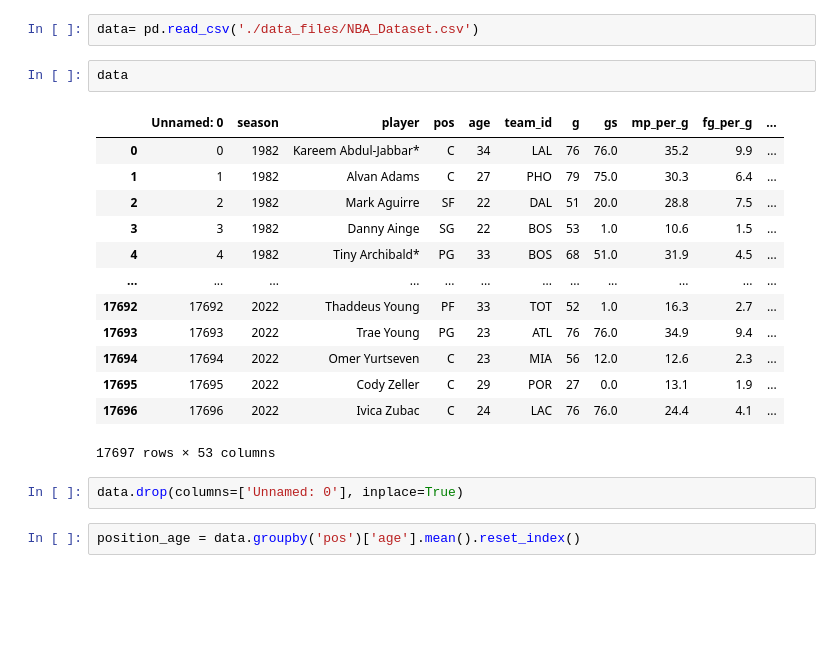
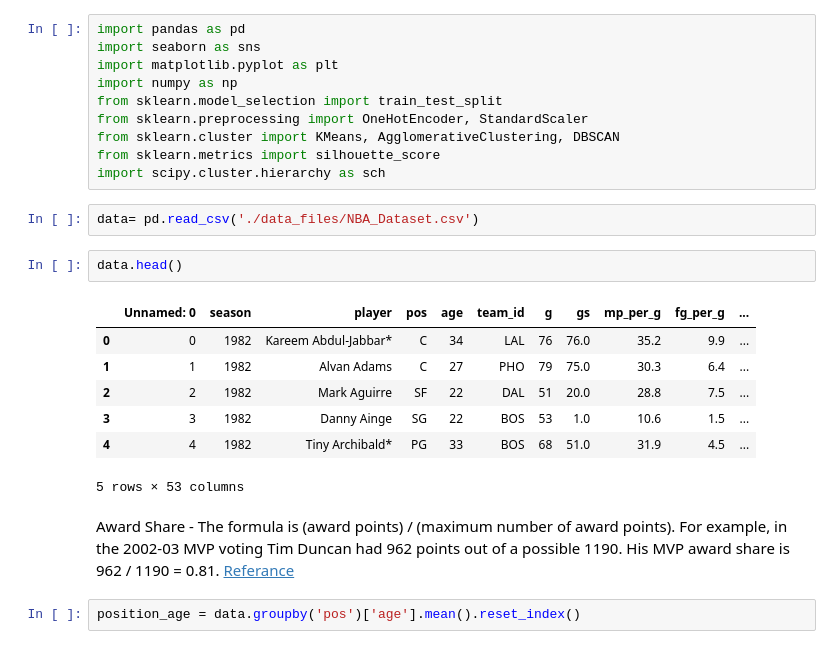
Before and after one commit to SpencerReno/NBA, a Jupyter notebook: main.ipynb, the cells around one changed output. Cells and saved outputs as stored; diff of their text form; blank space fills up the shorter version.

```diff
--- a/main.ipynb
+++ b/main.ipynb
@@ -5,23 +6,27 @@ import matplotlib.pyplot as plt
+# %%
+import pandas as pd
+import seaborn as sns
+import matplotlib.pyplot as plt
+import numpy as np
+from sklearn.model_selection import train_test_split
+from sklearn.preprocessing import OneHotEncoder, StandardScaler
+from sklearn.cluster import KMeans, AgglomerativeClustering, DBSCAN
+from sklearn.metrics import silhouette_score
+import scipy.cluster.hierarchy as sch
 # %%
 data= pd.read_csv('./data_files/NBA_Dataset.csv')
 # %%
-data
+data.head()
 # %% [output]
 |  | Unnamed: 0 | season | player | pos | age | team_id | g | gs | mp_per_g | fg_per_g | ... |
 | 0 | 0 | 1982 | Kareem Abdul-Jabbar* | C | 34 | LAL | 76 | 76.0 | 35.2 | 9.9 | ... |
 | 1 | 1 | 1982 | Alvan Adams | C | 27 | PHO | 79 | 75.0 | 30.3 | 6.4 | ... |
 | 2 | 2 | 1982 | Mark Aguirre | SF | 22 | DAL | 51 | 20.0 | 28.8 | 7.5 | ... |
 | 3 | 3 | 1982 | Danny Ainge | SG | 22 | BOS | 53 | 1.0 | 10.6 | 1.5 | ... |
 | 4 | 4 | 1982 | Tiny Archibald* | PG | 33 | BOS | 68 | 51.0 | 31.9 | 4.5 | ... |
-| ... | ... | ... | ... | ... | ... | ... | ... | ... | ... | ... | ... |
-| 17692 | 17692 | 2022 | Thaddeus Young | PF | 33 | TOT | 52 | 1.0 | 16.3 | 2.7 | ... |
-| 17693 | 17693 | 2022 | Trae Young | PG | 23 | ATL | 76 | 76.0 | 34.9 | 9.4 | ... |
-| 17694 | 17694 | 2022 | Omer Yurtseven | C | 23 | MIA | 56 | 12.0 | 12.6 | 2.3 | ... |
-| 17695 | 17695 | 2022 | Cody Zeller | C | 29 | POR | 27 | 0.0 | 13.1 | 1.9 | ... |
-| 17696 | 17696 | 2022 | Ivica Zubac | C | 24 | LAC | 76 | 76.0 | 24.4 | 4.1 | ... |
-17697 rows × 53 columns
+5 rows × 53 columns
-# %%
-data.drop(columns=['Unnamed: 0'], inplace=True)
+# %% [markdown]
+Award Share - The formula is (award points) / (maximum number of award points). For example, in the 2002-03 MVP voting Tim Duncan had 962 points out of a possible 1190. His MVP award share is 962 / 1190 = 0.81. [Referance](https://www.basketball-reference.com/about/glossary.html)
 # %%
 position_age = data.groupby('pos')['age'].mean().reset_index()
 # %%
```
Also changed, not shown: parts of 7 cells of this notebook.
